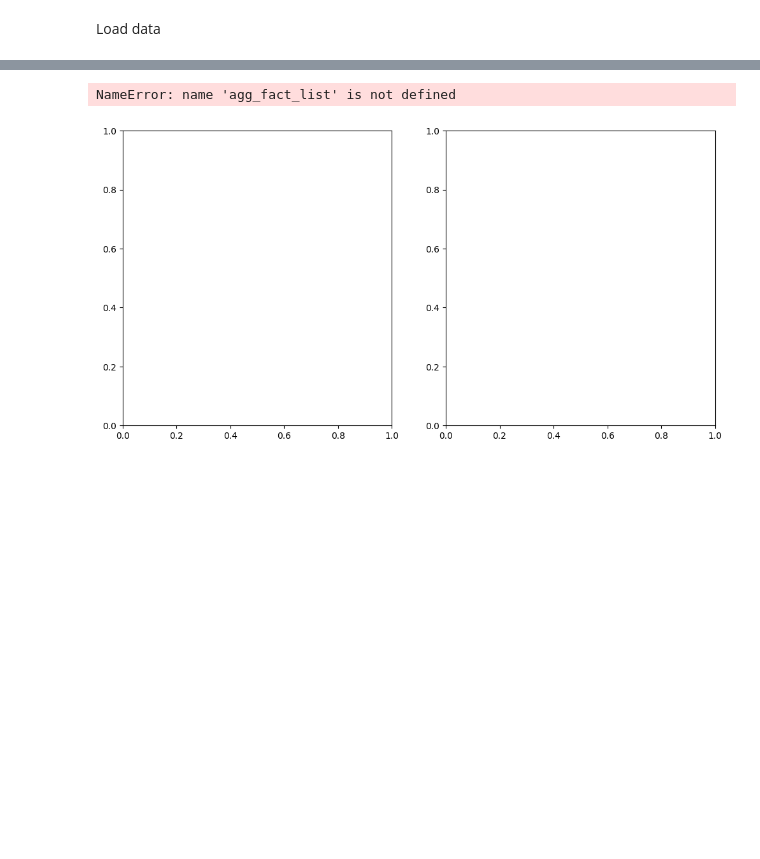
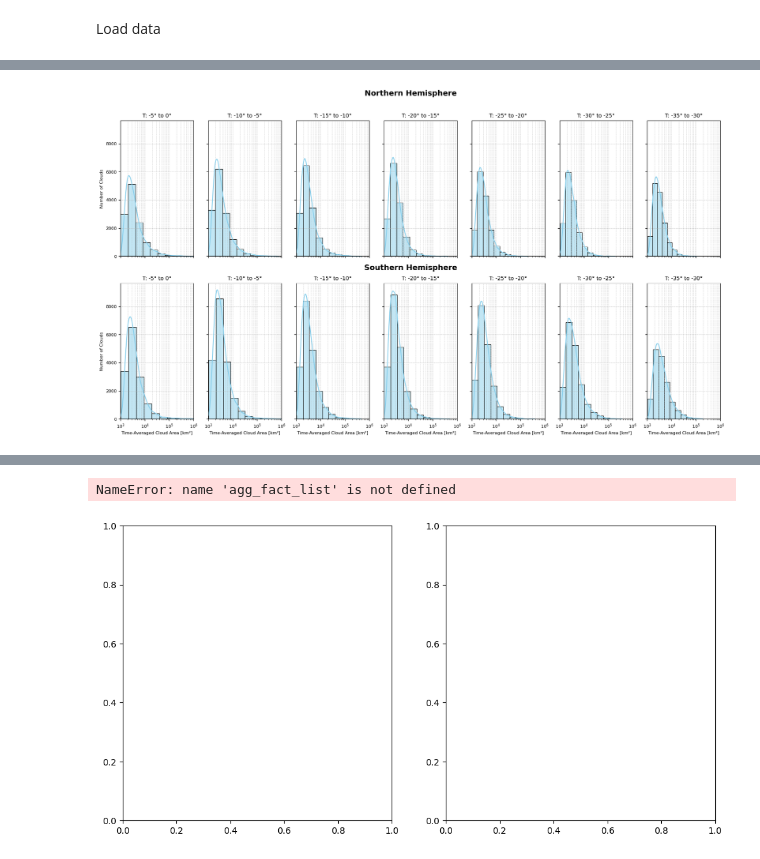
Before and after one commit to DragomirNikolov/Glaciation_time_estimatior, a Jupyter notebook: Result_analysis/Graph_maker.ipynb, the cells around one changed output, grey strips where cells are left out. Saved outputs shown, nothing was run; the diff lists cells and outputs as text; code cells hidden in the pictures; blank space fills up the shorter version.

Commit message:
Sme smoothening and result analysis updates

```diff
--- a/Result_analysis/Graph_maker.ipynb
+++ b/Result_analysis/Graph_maker.ipynb
@@ -12,5 +13,5 @@ from Glaciation_time_estimator.Data_postprocessing.Job_result_fp_generator impor
 # %%
-config=read_config('/cluster/work/climate/dnikolo/n2o/Glaciation_time_estimator/config.yaml')
+config=read_config('/cluster/work/climate/dnikolo/n2o/Glaciation_time_estimator/config_half.yaml')
 t_deltas = config['t_deltas']
 agg_fact = config['agg_fact']
 min_temp_array, max_temp_array = config['min_temp_arr'],config['max_temp_arr']
@@ -35,0 +118,67 @@ for i in range(len(min_temp_array)):
+# %%
+import matplotlib.pyplot as plt
+import seaborn as sns
+
+# Number of poles and temperature ranges
+num_poles = len(config["pole_folders"])
+num_temps = len(min_temp_array)
+
+# Create a figure with subplots
+fig, axes = plt.subplots(num_poles, num_temps, figsize=(20, 10), sharex=True, sharey=True)
+
+# Iterate through temperature ranges and pole folders
+for t_ind in range(num_temps):
+    for pole_ind in range(num_poles):
+        ax = axes[pole_ind, t_ind]  # Select the appropriate subplot
+        df = cloud_properties_df_list[t_ind][pole_ind]
+        min_temp = min_temp_array[t_ind]
+        max_temp = max_temp_array[t_ind]
+
+        # Plot histogram
+        sns.histplot(
+            x=df["avg_size[km]"],
+            bins=10,
+            kde=True,
+            log_scale=[True, False],
+            color='skyblue',
+            edgecolor='black',
+            linewidth=0.8,
+            ax=ax
+        )
+
+        # Set title for each subplot
+        hemisphere= "Southern hemisphere" if pole_ind == 1  else  "Northern hemisphere"
+        ax.set_title(f"T: {min_temp}\u00B0 to {max_temp}\u00B0", fontsize=10)
+
+        # Customize x-axis and y-axis labels
+        if pole_ind == num_poles - 1:  # Bottom row
+            ax.set_xlabel("Time-Averaged Cloud Area [km²]", fontsize=8)
+        if t_ind == 0:  # First column
+            ax.set_ylabel("Number of Clouds", fontsize=8)
+
+        # Set x-axis scale and grid
+        ax.set_xlim(1e3, 1e6)
+        ax.set_xscale('log')
+        ax.grid(visible=True, which='both', linestyle='--', linewidth=0.5, alpha=0.7)
+
+        # Customize ticks
+        ax.tick_params(axis='both', which='major', labelsize=8)
+
+fig.text(0.5, 0.95, "Northern Hemisphere", ha='center', va='center', fontsize=14, weight='bold')
+fig.text(0.5, 0.50, "Southern Hemisphere", ha='center', va='center', fontsize=14, weight='bold')
+
+# Adjust layout
+# fig.tight_layout(rect=[0, 0, 1, 0.92])
+# plt.subplots_adjust(top=0.9, hspace=0.4)  # Increase top margin and spacing between rows
+# Adjust layout to avoid overlapping
+# plt.tight_layout()
+
+# Save the figure
+filename="/cluster/work/climate/dnikolo/n2o/Glaciation_time_estimator/Result_graphs/size_hist_temp_subplots"
+plt.savefig(filename+'.png', dpi=400)
+plt.savefig(filename+'.pdf', dpi=400)
+
+# Show the plot
+plt.show()
+# %% [output]
+[figure, added]
```
Also changed, not shown: parts of 24 cells of this notebook, 18 other files.
